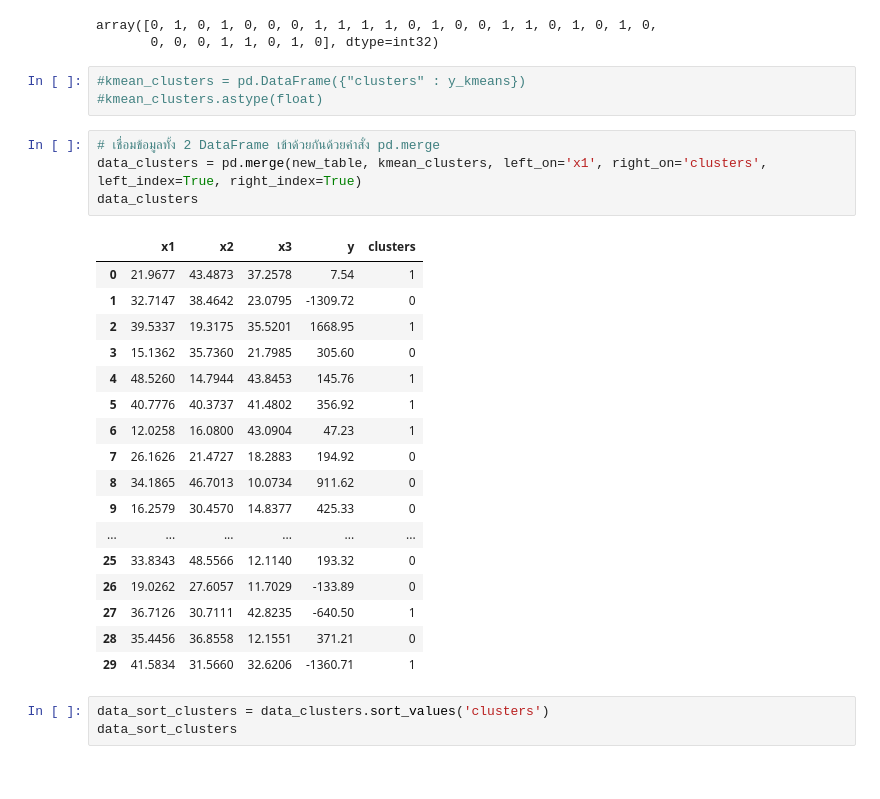
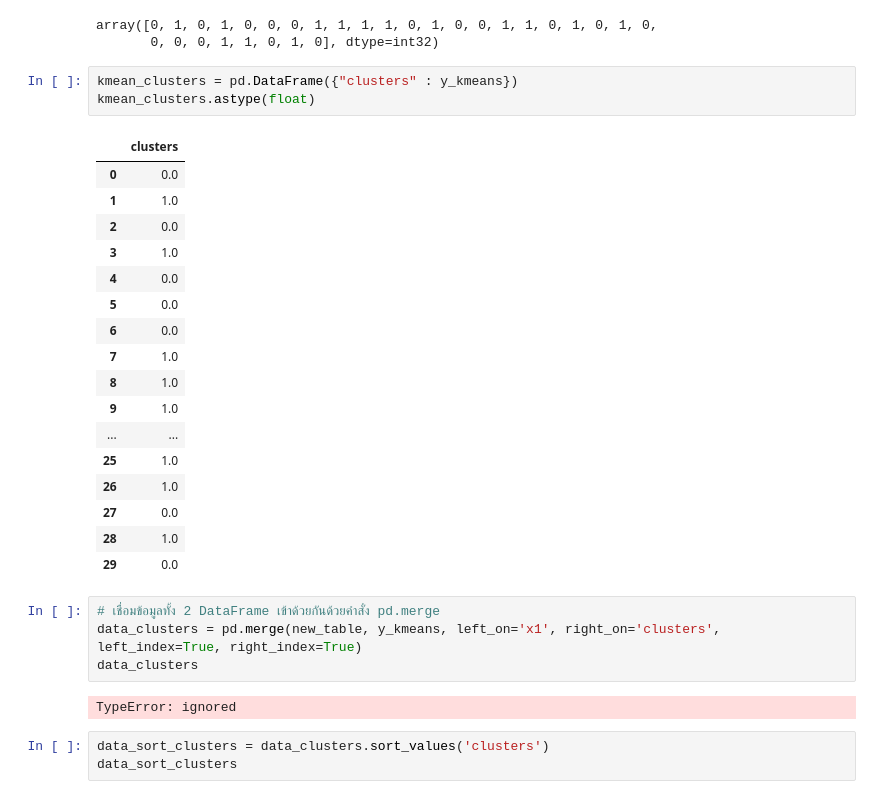
Before and after one commit to iam-fern/Research, a Jupyter notebook: GQtest_Cluster.ipynb, the cells around one changed output. Saved outputs shown, nothing was run; the diff lists cells and outputs as text.

```diff
--- a/GQtest_Cluster.ipynb
+++ b/GQtest_Cluster.ipynb
@@ -190,30 +190,32 @@ y_kmeans
 array([0, 1, 0, 1, 0, 0, 0, 1, 1, 1, 1, 0, 1, 0, 0, 1, 1, 0, 1, 0, 1, 0,
        0, 0, 0, 1, 1, 0, 1, 0], dtype=int32)
 # %%
-#kmean_clusters = pd.DataFrame({"clusters" : y_kmeans})
-#kmean_clusters.astype(float)
+kmean_clusters = pd.DataFrame({"clusters" : y_kmeans})
+kmean_clusters.astype(float)
+# %% [output]
+|  | clusters |
+| 0 | 0.0 |
+| 1 | 1.0 |
+| 2 | 0.0 |
+| 3 | 1.0 |
+| 4 | 0.0 |
+| 5 | 0.0 |
+| 6 | 0.0 |
+| 7 | 1.0 |
+| 8 | 1.0 |
+| 9 | 1.0 |
+| ... | ... |
+| 25 | 1.0 |
+| 26 | 1.0 |
+| 27 | 0.0 |
+| 28 | 1.0 |
+| 29 | 0.0 |
 # %%
 # เชื่อมข้อมูลทั้ง 2 DataFrame เข้าด้วยกันด้วยคำสั่ง pd.merge
-data_clusters = pd.merge(new_table, kmean_clusters, left_on='x1', right_on='clusters', left_index=True, right_index=True)
+data_clusters = pd.merge(new_table, y_kmeans, left_on='x1', right_on='clusters', left_index=True, right_index=True)
 data_clusters
 # %% [output]
-|  | x1 | x2 | x3 | y | clusters |
-| 0 | 21.9677 | 43.4873 | 37.2578 | 7.54 | 1 |
-| 1 | 32.7147 | 38.4642 | 23.0795 | -1309.72 | 0 |
-| 2 | 39.5337 | 19.3175 | 35.5201 | 1668.95 | 1 |
-| 3 | 15.1362 | 35.7360 | 21.7985 | 305.60 | 0 |
-| 4 | 48.5260 | 14.7944 | 43.8453 | 145.76 | 1 |
-| 5 | 40.7776 | 40.3737 | 41.4802 | 356.92 | 1 |
-| 6 | 12.0258 | 16.0800 | 43.0904 | 47.23 | 1 |
-| 7 | 26.1626 | 21.4727 | 18.2883 | 194.92 | 0 |
-| 8 | 34.1865 | 46.7013 | 10.0734 | 911.62 | 0 |
-| 9 | 16.2579 | 30.4570 | 14.8377 | 425.33 | 0 |
-| ... | ... | ... | ... | ... | ... |
-| 25 | 33.8343 | 48.5566 | 12.1140 | 193.32 | 0 |
-| 26 | 19.0262 | 27.6057 | 11.7029 | -133.89 | 0 |
-| 27 | 36.7126 | 30.7111 | 42.8235 | -640.50 | 1 |
-| 28 | 35.4456 | 36.8558 | 12.1551 | 371.21 | 0 |
-| 29 | 41.5834 | 31.5660 | 32.6206 | -1360.71 | 1 |
+TypeError: ignored
 # %%
 data_sort_clusters = data_clusters.sort_values('clusters')
 data_sort_clusters
```
